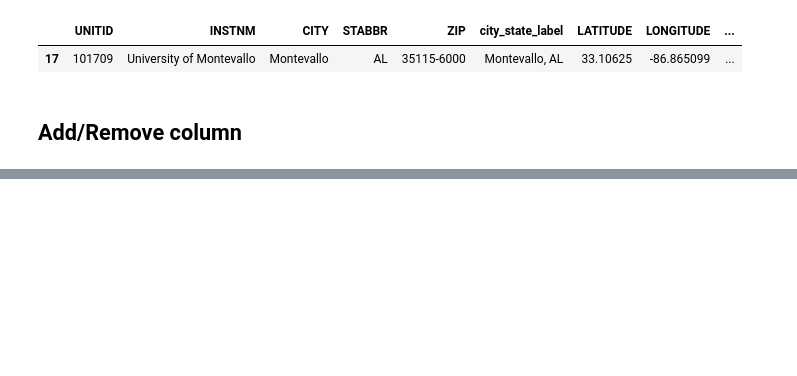
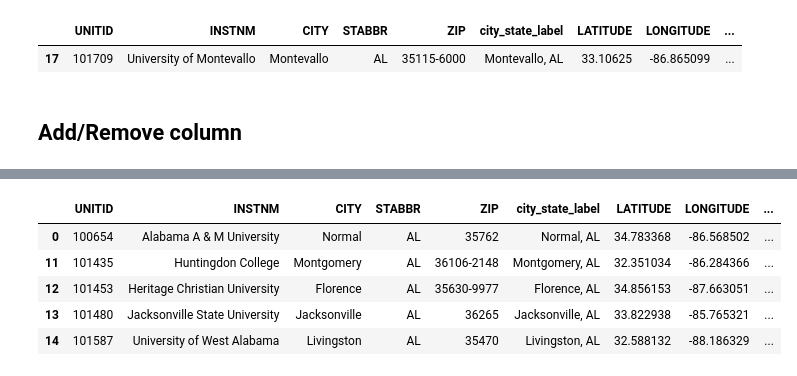
Before and after one commit to aranya-code/py-data-sandbox, a Jupyter notebook: pandas_scratchpad.ipynb, the cells around one changed output, grey strips where cells are left out. Drawn from its saved outputs; the diff is of its cells as text; code cells hidden in the pictures; blank space fills up the shorter version.

```diff
--- a/pandas_scratchpad.ipynb
+++ b/pandas_scratchpad.ipynb
@@ -244,0 +231,9 @@ data.drop(data['region_order'])
+# %%
+data.head()
+# %% [output]
+|  | UNITID | INSTNM | CITY | STABBR | ZIP | city_state_label | LATITUDE | LONGITUDE | ... |
+| 0 | 100654 | Alabama A & M University | Normal | AL | 35762 | Normal, AL | 34.783368 | -86.568502 | ... |
+| 11 | 101435 | Huntingdon College | Montgomery | AL | 36106-2148 | Montgomery, AL | 32.351034 | -86.284366 | ... |
+| 12 | 101453 | Heritage Christian University | Florence | AL | 35630-9977 | Florence, AL | 34.856153 | -87.663051 | ... |
+| 13 | 101480 | Jacksonville State University | Jacksonville | AL | 36265 | Jacksonville, AL | 33.822938 | -85.765321 | ... |
+| 14 | 101587 | University of West Alabama | Livingston | AL | 35470 | Livingston, AL | 32.588132 | -88.186329 | ... |
```
Also changed, not shown: parts of 5 cells of this notebook.
